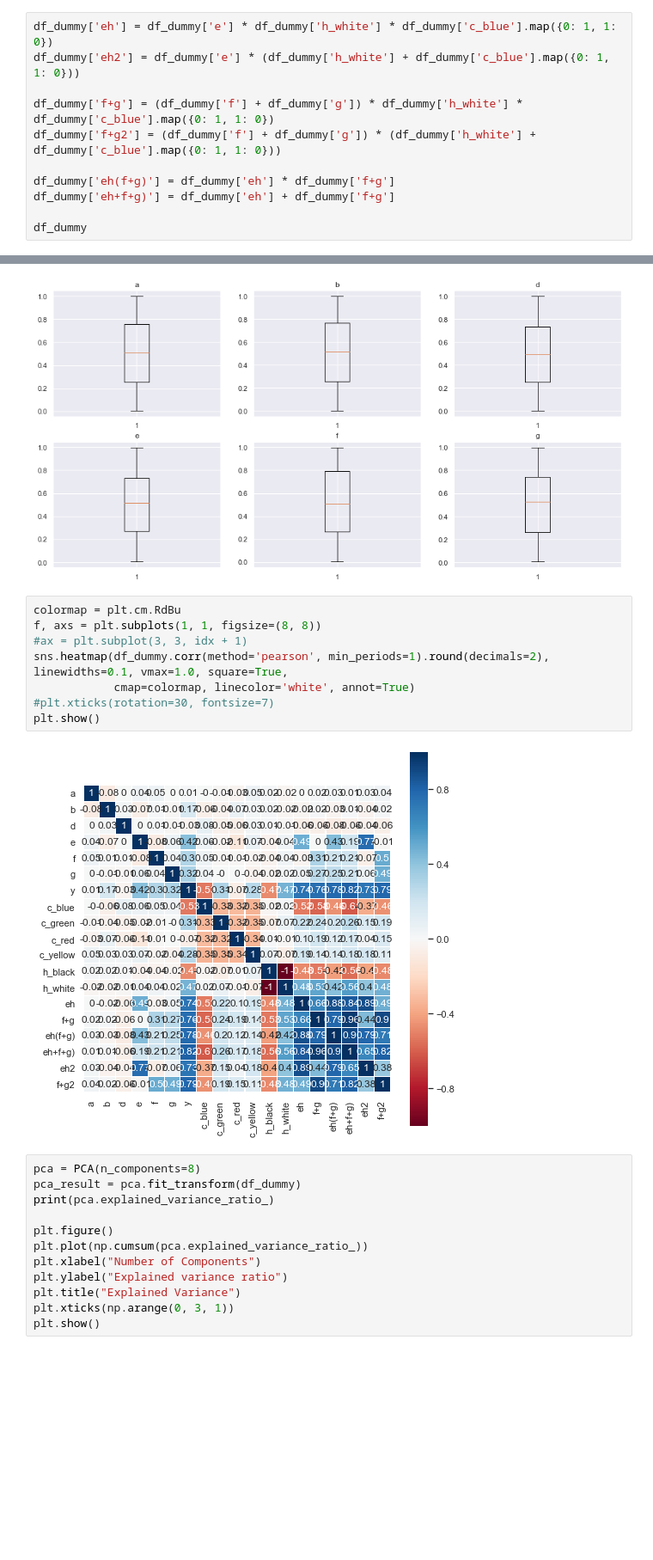
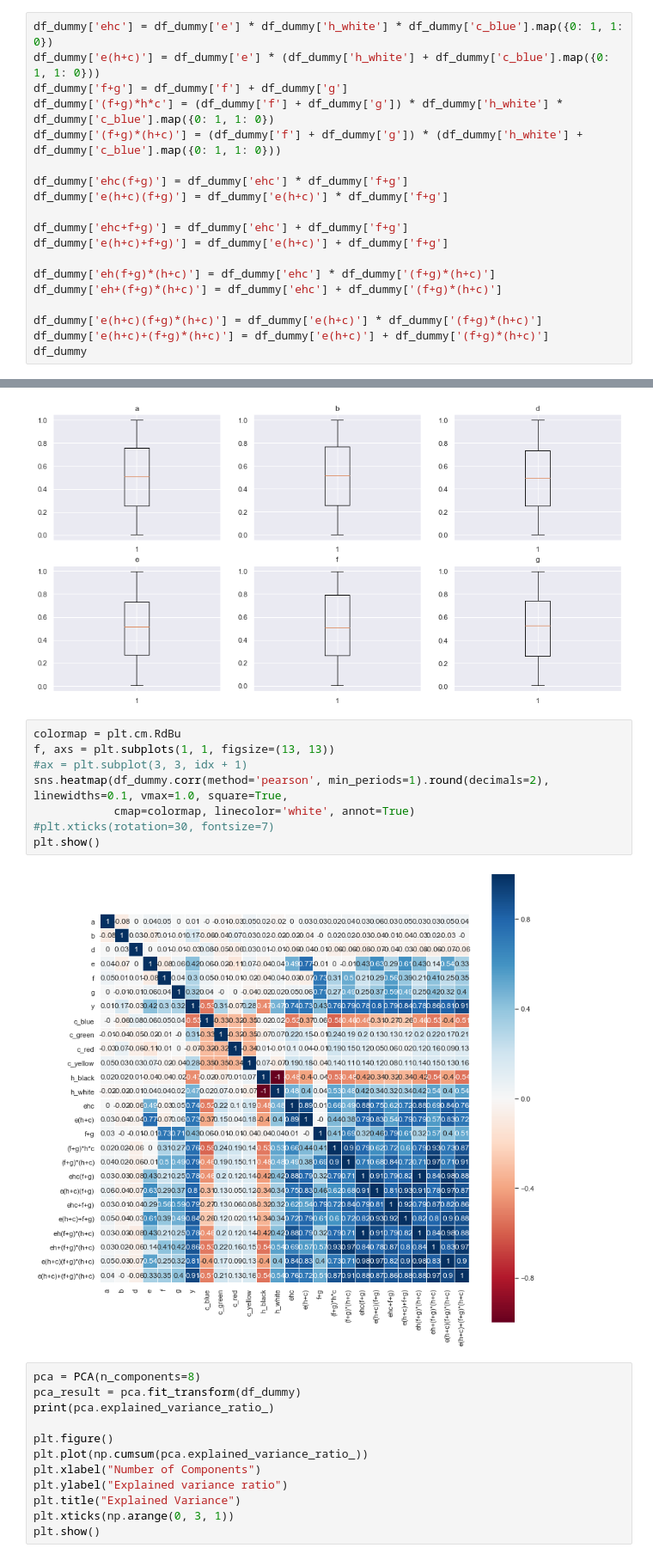
Before and after one commit to telenovelachuan/adobe_model_training, a Jupyter notebook: notebooks/feature exploration.ipynb, the cells around one changed output, grey strips where cells are left out. Shown: that part at 86% size. Drawn from its saved outputs; the diff is of its cells as text; blank space fills up the shorter version.

```diff
--- a/notebooks/feature exploration.ipynb
+++ b/notebooks/feature exploration.ipynb
@@ -99,14 +99,22 @@ df_dummy
 | 4997 | 0.808055 | 0.219599 | 0.960695 | 0.098122 | 0.533802 | 0.707290 | 1.920295 | 1 | 0 | 0 | 0 | ... |
 500 rows × 13 columns
 # %%
-df_dummy['eh'] = df_dummy['e'] * df_dummy['h_white'] * df_dummy['c_blue'].map({0: 1, 1: 0})
-df_dummy['eh2'] = df_dummy['e'] * (df_dummy['h_white'] + df_dummy['c_blue'].map({0: 1, 1: 0}))
+df_dummy['ehc'] = df_dummy['e'] * df_dummy['h_white'] * df_dummy['c_blue'].map({0: 1, 1: 0})
+df_dummy['e(h+c)'] = df_dummy['e'] * (df_dummy['h_white'] + df_dummy['c_blue'].map({0: 1, 1: 0}))
+df_dummy['f+g'] = df_dummy['f'] + df_dummy['g']
+df_dummy['(f+g)*h*c'] = (df_dummy['f'] + df_dummy['g']) * df_dummy['h_white'] * df_dummy['c_blue'].map({0: 1, 1: 0})
+df_dummy['(f+g)*(h+c)'] = (df_dummy['f'] + df_dummy['g']) * (df_dummy['h_white'] + df_dummy['c_blue'].map({0: 1, 1: 0}))
 
-df_dummy['f+g'] = (df_dummy['f'] + df_dummy['g']) * df_dummy['h_white'] * df_dummy['c_blue'].map({0: 1, 1: 0})
-df_dummy['f+g2'] = (df_dummy['f'] + df_dummy['g']) * (df_dummy['h_white'] + df_dummy['c_blue'].map({0: 1, 1: 0}))
+df_dummy['ehc(f+g)'] = df_dummy['ehc'] * df_dummy['f+g']
+df_dummy['e(h+c)(f+g)'] = df_dummy['e(h+c)'] * df_dummy['f+g']
 
-df_dummy['eh(f+g)'] = df_dummy['eh'] * df_dummy['f+g']
-df_dummy['eh+f+g)'] = df_dummy['eh'] + df_dummy['f+g']
+df_dummy['ehc+f+g)'] = df_dummy['ehc'] + df_dummy['f+g']
+df_dummy['e(h+c)+f+g)'] = df_dummy['e(h+c)'] + df_dummy['f+g']
 
+df_dummy['eh(f+g)*(h+c)'] = df_dummy['ehc'] * df_dummy['(f+g)*(h+c)']
+df_dummy['eh+(f+g)*(h+c)'] = df_dummy['ehc'] + df_dummy['(f+g)*(h+c)']
+
+df_dummy['e(h+c)(f+g)*(h+c)'] = df_dummy['e(h+c)'] * df_dummy['(f+g)*(h+c)']
+df_dummy['e(h+c)+(f+g)*(h+c)'] = df_dummy['e(h+c)'] + df_dummy['(f+g)*(h+c)']
 df_dummy
 # %% [output]
@@ -135,14 +143,14 @@ plt.show()
 [figure]
 # %%
 colormap = plt.cm.RdBu
-f, axs = plt.subplots(1, 1, figsize=(8, 8))
+f, axs = plt.subplots(1, 1, figsize=(13, 13))
 #ax = plt.subplot(3, 3, idx + 1)
 sns.heatmap(df_dummy.corr(method='pearson', min_periods=1).round(decimals=2), linewidths=0.1, vmax=1.0, square=True,
             cmap=colormap, linecolor='white', annot=True)
 #plt.xticks(rotation=30, fontsize=7)
 plt.show()
 # %% [output]
-[figure, old version]
+[figure, new version]
 # %%
 pca = PCA(n_components=8)
 pca_result = pca.fit_transform(df_dummy)
```
Also changed, not shown: parts of 1 cell of this notebook.
